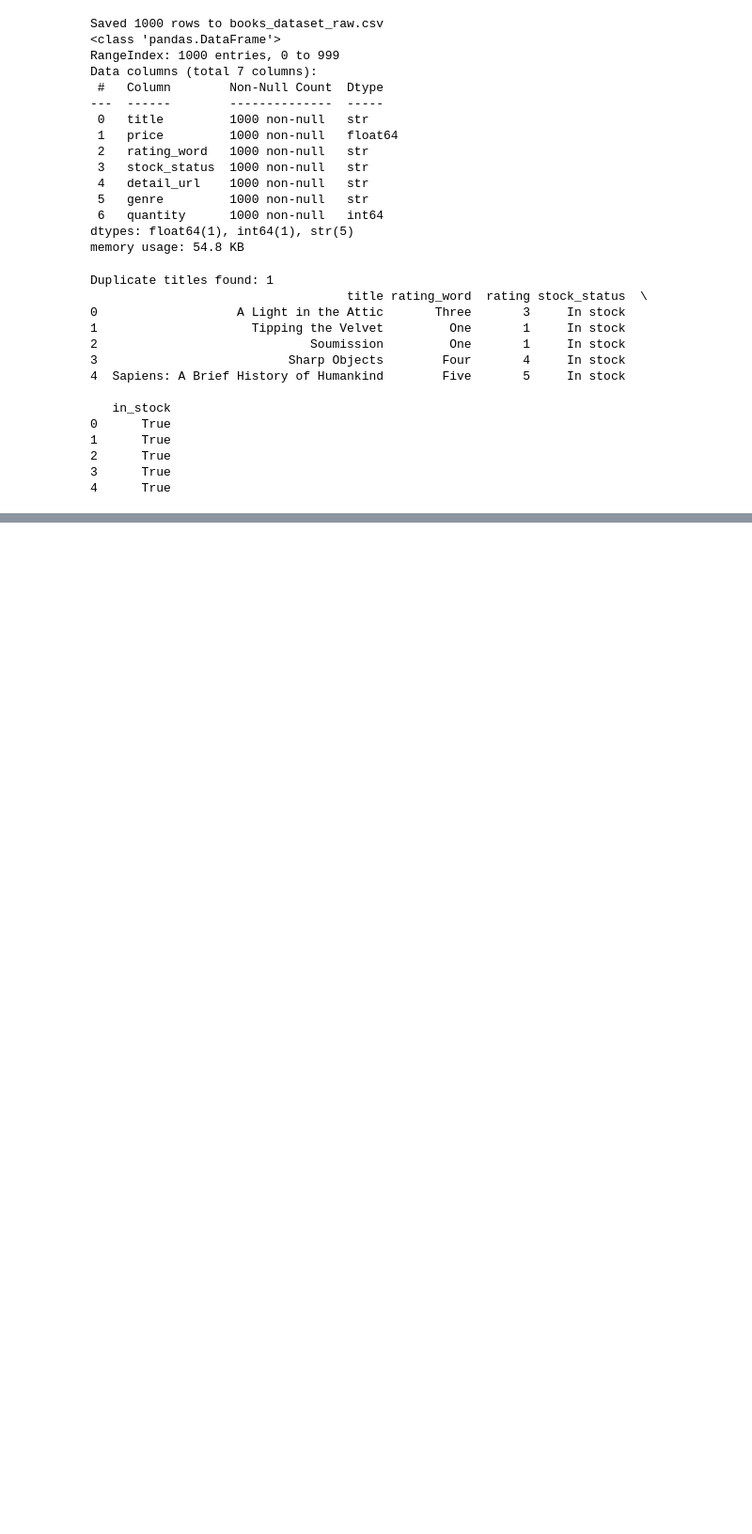
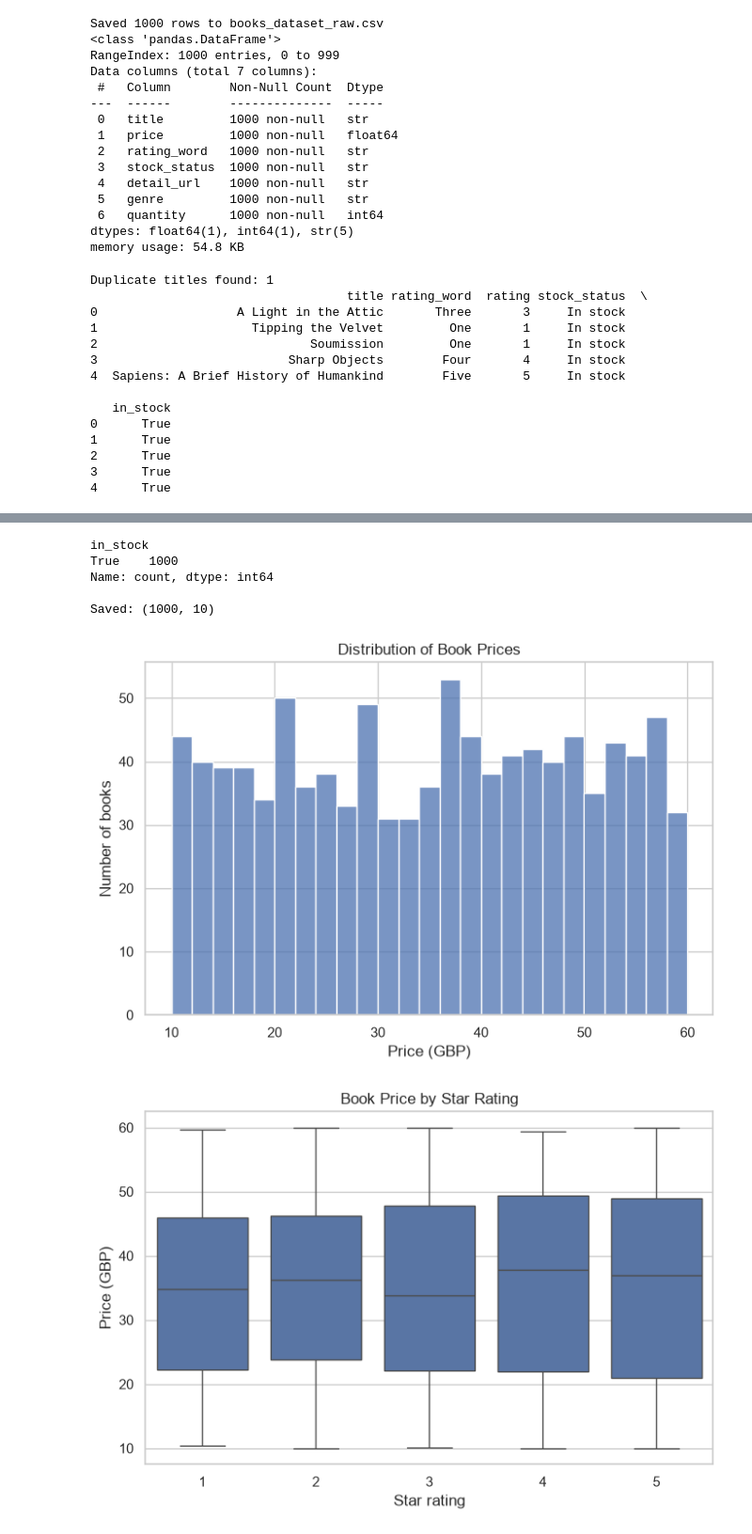
Before and after one commit to JustCodin7/Data-Science-Book-Analysis-Project, a Jupyter notebook: book_analysis.ipynb, the cells around one changed output, grey strips where cells are left out. Shown at 94% size. Cells and saved outputs as stored; diff of their text form; code cells hidden in the pictures; blank space fills up the shorter version.

Commit message:
Data cleaned and sorted, i also started making the graphs and they are complete

```diff
--- a/book_analysis.ipynb
+++ b/book_analysis.ipynb
@@ -286,0 +376,41 @@ duplicate_titles
+# %%
+# Is in_stock the same for every book?
+print(df["in_stock"].value_counts())
+
+# Save the cleaned dataset (this is your deliverable #2)
+df.to_csv("books_dataset_clean.csv", index=False)
+print("\nSaved:", df.shape)
+# %% [output]
+in_stock
+True    1000
+Name: count, dtype: int64
+
+Saved: (1000, 10)
+# %%
+import pandas as pd
+import matplotlib.pyplot as plt
+import seaborn as sns
+
+df = pd.read_csv("books_dataset_clean.csv")
+sns.set_theme(style="whitegrid")
+
+# Chart 1: How are prices distributed?
+plt.figure(figsize=(8, 5))
+sns.histplot(df["price"], bins=25)
+plt.title("Distribution of Book Prices")
+plt.xlabel("Price (GBP)")
+plt.ylabel("Number of books")
+plt.savefig("chart1_price_distribution.png", dpi=150, bbox_inches="tight")
+plt.show()
+
+# Chart 2: Does a higher rating mean a higher price?
+plt.figure(figsize=(8, 5))
+sns.boxplot(data=df, x="rating", y="price")
+plt.title("Book Price by Star Rating")
+plt.xlabel("Star rating")
+plt.ylabel("Price (GBP)")
+plt.savefig("chart2_price_by_rating.png", dpi=150, bbox_inches="tight")
+plt.show()
+# %% [output]
+[figure, added]
+[figure, added]
```
Also changed, not shown: parts of 5 cells of this notebook, 6 other files.
